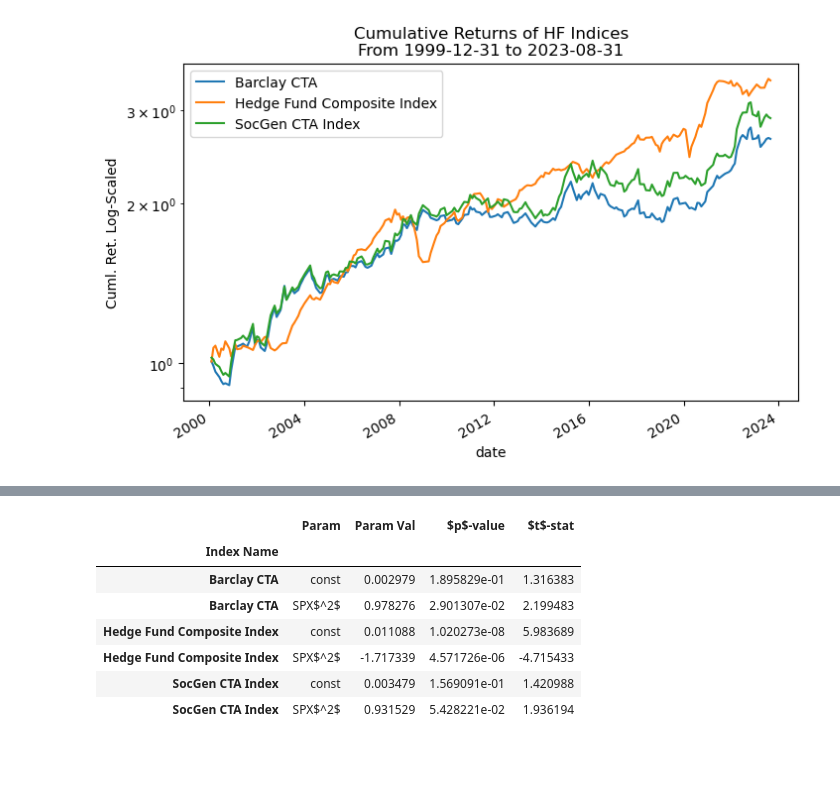
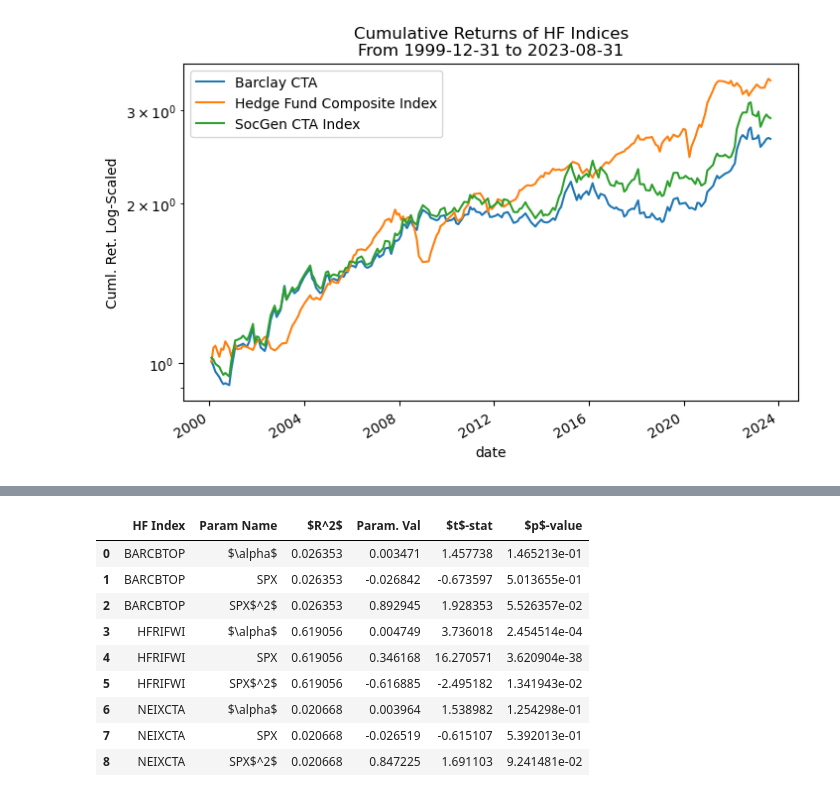
Before and after one commit to diegodalvarez/TrendSystem, a Jupyter notebook: Research/Whitepapers/DaoNguyenDerembleLemperiereBouchaudPottersTrendConvexity.ipynb.ipynb, the cells around one changed output, grey strips where cells are left out. Cells and saved outputs as stored; diff of their text form; code cells hidden in the pictures; blank space fills up the shorter version.

```diff
--- a/Research/Whitepapers/DaoNguyenDerembleLemperiereBouchaudPottersTrendConvexity.ipynb.ipynb
+++ b/Research/Whitepapers/DaoNguyenDerembleLemperiereBouchaudPottersTrendConvexity.ipynb.ipynb
@@ -105,41 +166,24 @@ plt.show()
 # %%
-def _get_ols(df: pd.DataFrame) -> pd.DataFrame:
-
-    model = (sm.OLS(
-        endog = df.value,
-        exog  = sm.add_constant(df.SPX)).
-        fit())
-
-    df_out = (pd.DataFrame({
-        "param_val": model.params,
-        "p_value"  : model.pvalues,
-        "t_stat"   : model.tvalues}))
-
-    return df_out
-
-(df_wider.assign(
-    SPX = lambda x: x.SPX ** 2).
-    reset_index().
-    melt(id_vars = ["date", "SPX"]).
-    set_index("date").
-    groupby("variable").
-    apply(_get_ols).
-    reset_index().
+(df_poly_stats[
+    ["variable", "term", "r2", "param", "t_stat", "p_value"]].
     rename(columns = {
-        "variable" : "Index Name",
-        "level_1"  : "Param",
-        "param_val": "Param Val",
-        "p_value"  : "$p$-value",
-        "t_stat"   : "$t$-stat"}).
-    replace(renamer).
-    replace({"SPX": r"SPX$^2$"}).
-    set_index("Index Name"))
+        "variable": "HF Index",
+        "term"    : "Param Name",
+        "r2"      : r"$R^2$",
+        "param"   : "Param. Val",
+        "t_stat"  : r"$t$-stat",
+        "p_value" : r"$p$-value"}).
+    replace({
+        "const": r"$\alpha$",
+        "SPX2" : r"SPX$^2$"}))
 # %% [output]
-|  | Param | Param Val | $p$-value | $t$-stat |
-| Index Name |  |  |  |  |
-| Barclay CTA | const | 0.002979 | 1.895829e-01 | 1.316383 |
-| Barclay CTA | SPX$^2$ | 0.978276 | 2.901307e-02 | 2.199483 |
-| Hedge Fund Composite Index | const | 0.011088 | 1.020273e-08 | 5.983689 |
-| Hedge Fund Composite Index | SPX$^2$ | -1.717339 | 4.571726e-06 | -4.715433 |
-| SocGen CTA Index | const | 0.003479 | 1.569091e-01 | 1.420988 |
-| SocGen CTA Index | SPX$^2$ | 0.931529 | 5.428221e-02 | 1.936194 |
+|  | HF Index | Param Name | $R^2$ | Param. Val | $t$-stat | $p$-value |
+| 0 | BARCBTOP | $\alpha$ | 0.026353 | 0.003471 | 1.457738 | 1.465213e-01 |
+| 1 | BARCBTOP | SPX | 0.026353 | -0.026842 | -0.673597 | 5.013655e-01 |
+| 2 | BARCBTOP | SPX$^2$ | 0.026353 | 0.892945 | 1.928353 | 5.526357e-02 |
+| 3 | HFRIFWI | $\alpha$ | 0.619056 | 0.004749 | 3.736018 | 2.454514e-04 |
+| 4 | HFRIFWI | SPX | 0.619056 | 0.346168 | 16.270571 | 3.620904e-38 |
+| 5 | HFRIFWI | SPX$^2$ | 0.619056 | -0.616885 | -2.495182 | 1.341943e-02 |
+| 6 | NEIXCTA | $\alpha$ | 0.020668 | 0.003964 | 1.538982 | 1.254298e-01 |
+| 7 | NEIXCTA | SPX | 0.020668 | -0.026519 | -0.615107 | 5.392013e-01 |
+| 8 | NEIXCTA | SPX$^2$ | 0.020668 | 0.847225 | 1.691103 | 9.241481e-02 |
```
Also changed, not shown: parts of 32 cells of this notebook.
